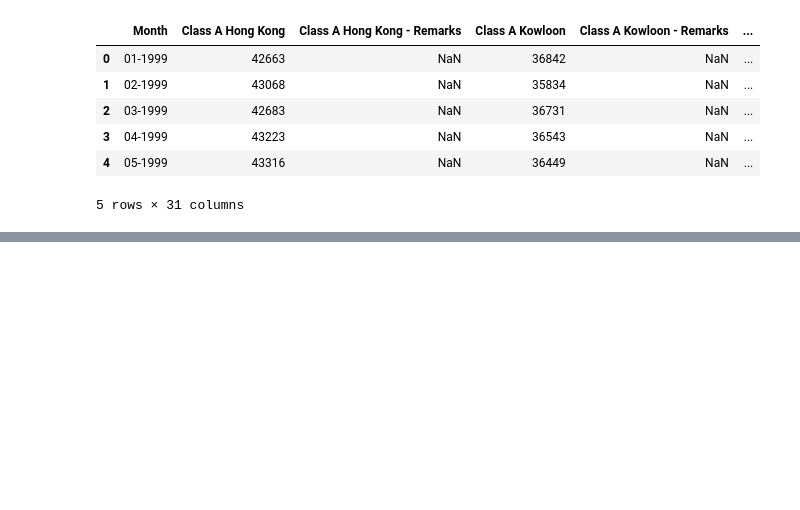
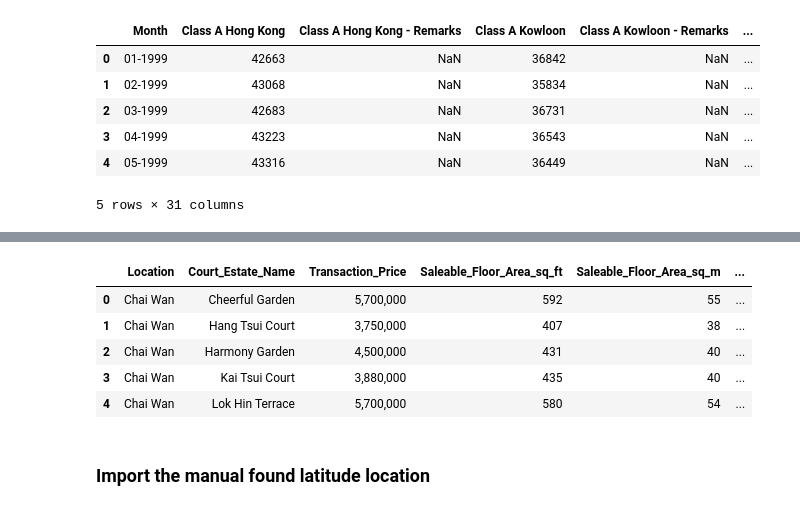
Before and after one commit to davidchan0629/hk_property, a Jupyter notebook: data_cleaning.ipynb, the cells around one changed output, grey strips where cells are left out. Drawn from its saved outputs; the diff is of its cells as text; code cells hidden in the pictures; blank space fills up the shorter version.

```diff
--- a/data_cleaning.ipynb
+++ b/data_cleaning.ipynb
@@ -69,0 +183,25 @@ secondary_avg_price_district_output_df.to_csv('secondary_avg_price_district.csv'
+# %%
+hos_df['Address'] = hos_df['Court_Estate_Name'] + ', ' + hos_df['Location'] + ', Hong Kong'
+# %%
+geolocator = Nominatim(user_agent="hk_dashboard")
+geocode = RateLimiter(geolocator.geocode, min_delay_seconds=1)
+# %%
+## function to get the latitude and longitude of a location
+def get_coordinates(location_name):
+
+    try:
+        location = geocode(location_name)
+
+        if location:
+            print("lat and long retrieved successfully")
+            return pd.Series([location.latitude, location.longitude])
+
+        else:
+            print("location not found")
+            return pd.Series([None, None])
+
+    except Exception as e:
+        print("error and location not found")
+        return pd.Series([None, None])
+# %%
+hos_df[['Latitude','Longitude']] = hos_df['Address'].apply(get_coordinates)
@@ -69,0 +226,9 @@ secondary_avg_price_district_output_df.to_csv('secondary_avg_price_district.csv'
+# %%
+hos_df.head()
+# %% [output]
+|  | Location | Court_Estate_Name | Transaction_Price | Saleable_Floor_Area_sq_ft | Saleable_Floor_Area_sq_m | ... |
+| 0 | Chai Wan | Cheerful Garden | 5,700,000 | 592 | 55 | ... |
+| 1 | Chai Wan | Hang Tsui Court | 3,750,000 | 407 | 38 | ... |
+| 2 | Chai Wan | Harmony Garden | 4,500,000 | 431 | 40 | ... |
+| 3 | Chai Wan | Kai Tsui Court | 3,880,000 | 435 | 40 | ... |
+| 4 | Chai Wan | Lok Hin Terrace | 5,700,000 | 580 | 54 | ... |
@@ -69,0 +237,2 @@ secondary_avg_price_district_output_df.to_csv('secondary_avg_price_district.csv'
+# %% [markdown]
+### Import the manual found latitude location
```
Also changed, not shown: parts of 25 cells of this notebook.
